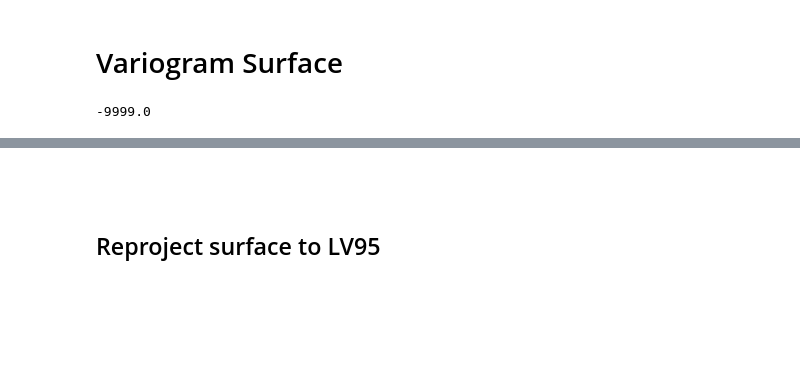
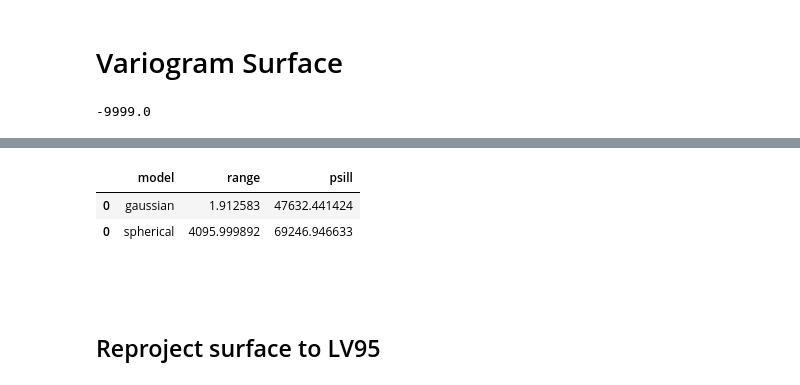
Before and after one commit to christopheogier/bonne_pierre_hydraulic_barriers, a Jupyter notebook: notebooks/DEM_handling.ipynb, the cells around one changed output, grey strips where cells are left out. Drawn from its saved outputs; the diff is of its cells as text; code cells hidden in the pictures; blank space fills up the shorter version.

```diff
--- a/notebooks/DEM_handling.ipynb
+++ b/notebooks/DEM_handling.ipynb
@@ -449,3 +473,9 @@ xdem.spatialstats.plot_variogram(df_empirical_variogram, xscale="log")
+# %%
+ df_model_params
+# %% [output]
+|  | model | range | psill |
+| 0 | gaussian | 1.912583 | 47632.441424 |
+| 0 | spherical | 4095.999892 | 69246.946633 |
 # %%
 # mosaic
 
```
Also changed, not shown: parts of 13 cells of this notebook, 1 other file.
